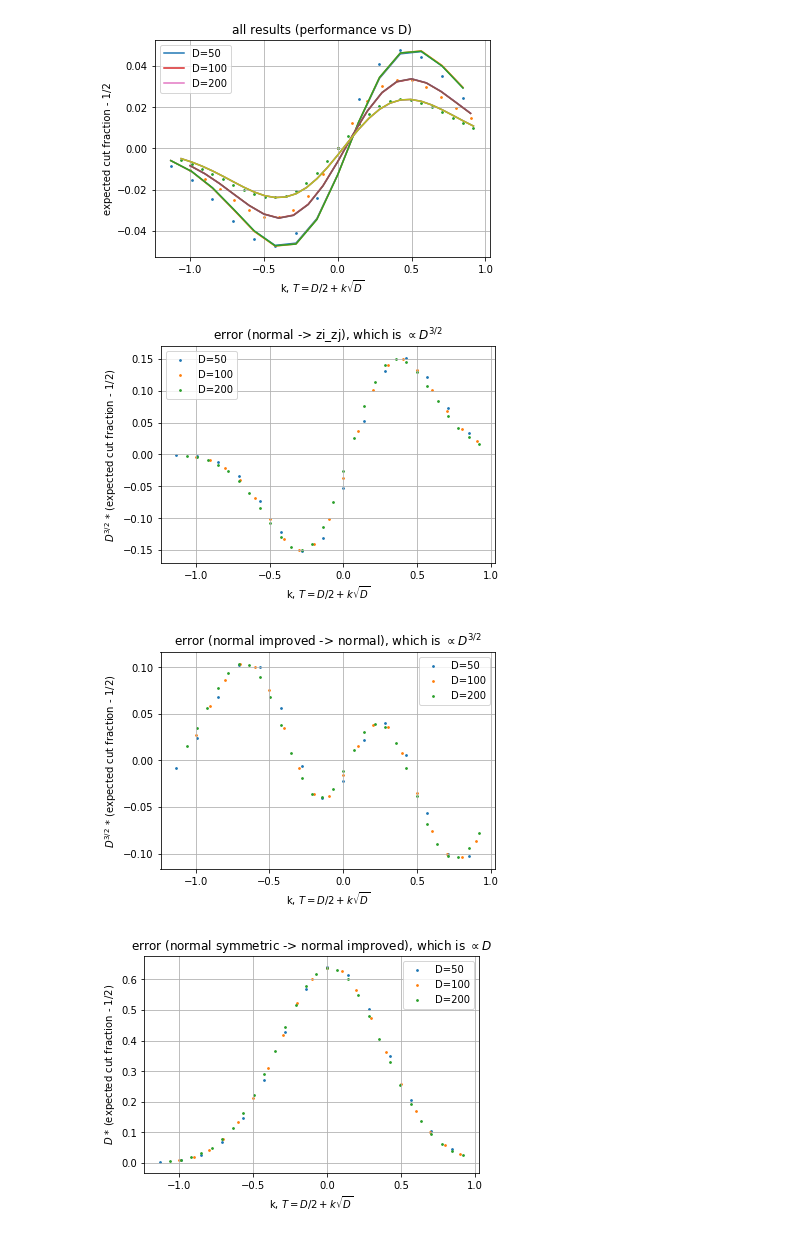
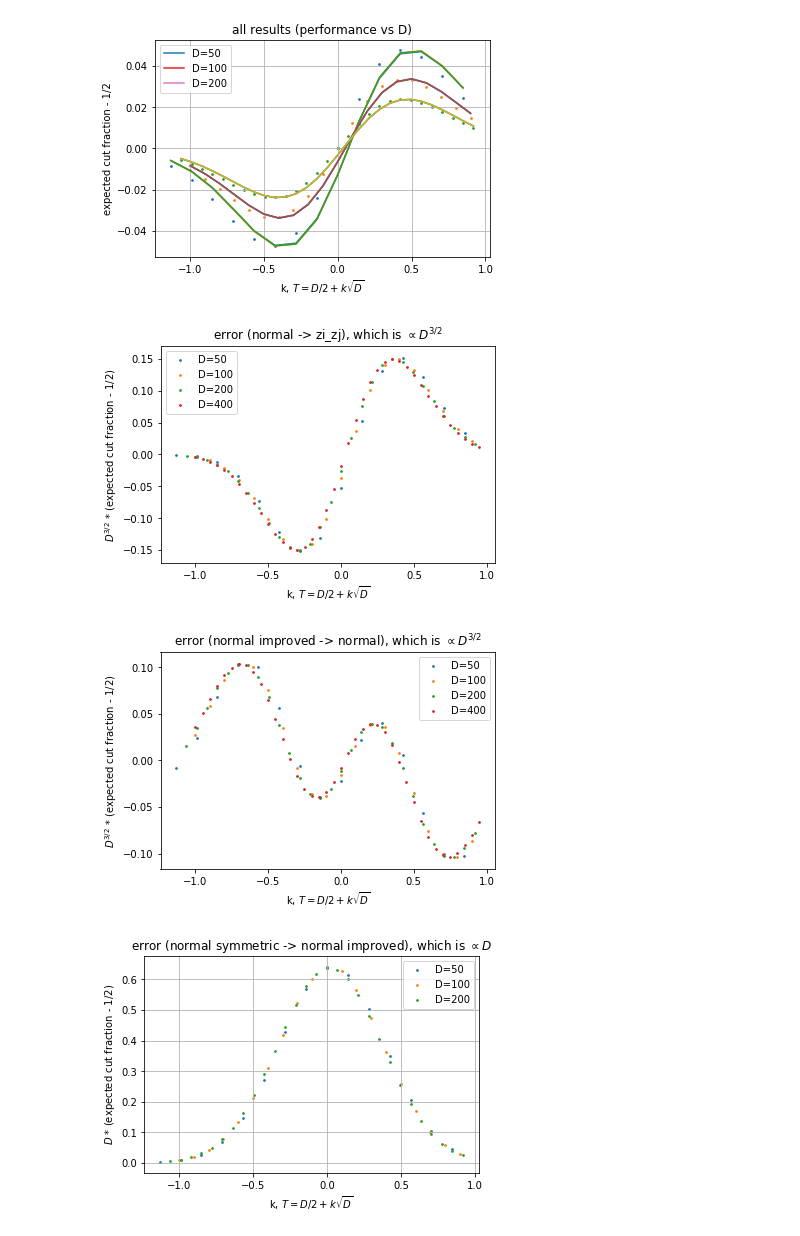
Before and after one commit to marwahaha/qaoa-local-competitors, a Jupyter notebook: hastings.ipynb, the cells around one changed output. Saved outputs shown, nothing was run; the diff lists cells and outputs as text; code cells hidden in the pictures.

```diff
--- a/hastings.ipynb
+++ b/hastings.ipynb
@@ -621,10 +621,13 @@ def normal_approx(D, t):
     return 2**(1-D)*binom(D-1, t-1)*integral
 # %%
 def normal_approx_improved(D, t):
+    k= (t - D/2)*D**-0.5
     n = D-1
     mu = n/2
     var = n/4
-    integral = Phi((t-1 - mu)*var**-0.5) - Phi((D-t - mu)*var**-0.5)
+    integral = erf(2**-0.5 * (2*k*(D/(D-1))**0.5 - (D-1)**-0.5))
+    #same as below
+    #integral = Phi((t-1 - mu)*var**-0.5) - Phi((D-t - mu)*var**-0.5)
     return (2/(pi*(D-1)))**0.5 * exp((-1/(2*n)) * (D-2*t + 1)**2) * integral
 # %%
 def normal_approx_symmetric(D, t):
@@ -693,24 +700,24 @@ for D in [50, 100, 200]:
 # %% [output]
 [figure]
 # %%
-for D in [50, 100, 200]:
+for D in [50, 100, 200, 400]:
     kmin =-1
     kmax=1
     rang = np.arange(int(D/2 + kmin*D**0.5), int(D/2 + kmax*D**0.5))
     krang = (rang-D/2)*D**-0.5
 
     plt.grid()
     plt.scatter(krang, [D**1.5*normal_approx(D, t) - D**1.5*zi_zj(D, t) for t in rang], s=3, label="D=" + str(D))
     plt.title("error (normal -> zi_zj), which is $\propto D^{3/2}$")
     plt.xlabel("k, $T = D/2 + k\sqrt{D}$")
     plt.ylabel("$D^{3/2}$ * (expected cut fraction - 1/2)")
     plt.legend()
     # approximation is ~ 0.15 / n^3/2 ... approx bigger by 1/\sqrt{n} * 0.15 / n ... maximized at k_max
     # could be related to D vs D-1 sub
 # %% [output]
-[figure, old version]
+[figure, new version]
 # %%
-for D in [50, 100, 200]:
+for D in [50, 100, 200, 400]:
     kmin =-1
     kmax=1
     rang = np.arange(int(D/2 + kmin*D**0.5), int(D/2 + kmax*D**0.5))
@@ -724,7 +731,7 @@ for D in [50, 100, 200]:
     plt.legend()
     # approximation is ~ 0.12 / n^3/2 ... could be related to D vs D-1 sub
 # %% [output]
-[figure, old version]
+[figure, new version]
 # %%
 for D in [50, 100, 200]:
     kmin =-1
```
Also changed, not shown: parts of 7 cells of this notebook, 1 other file.
